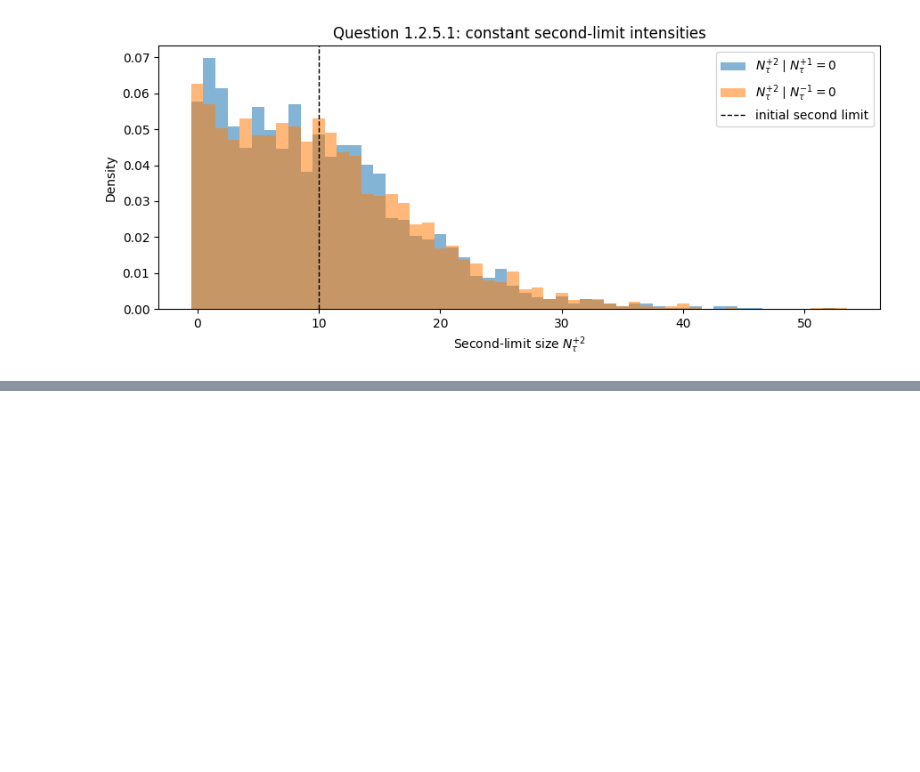
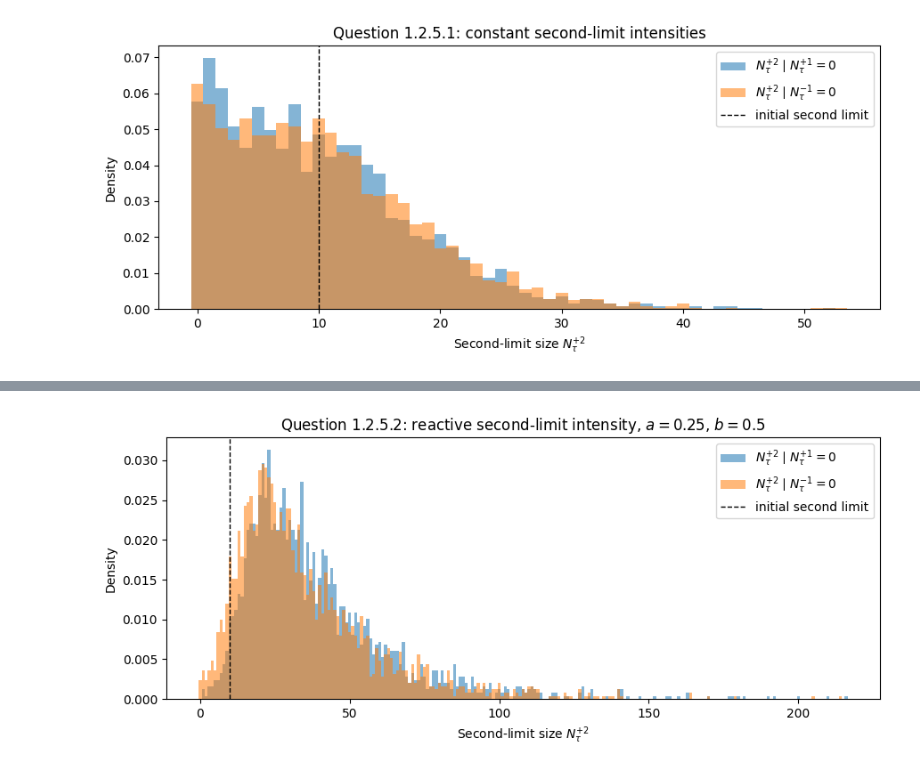
Before and after one commit to mynick12/carnet-d-ordres, a Jupyter notebook: QR2LIM.ipynb, the cells around one changed output, grey strips where cells are left out. Cells and saved outputs as stored; diff of their text form; code cells hidden in the pictures; blank space fills up the shorter version.

Commit message:
Quest 1.2.5.2

```diff
--- a/QR2LIM.ipynb
+++ b/QR2LIM.ipynb
@@ -171,0 +315,38 @@ plt.show()
+# %%
+bins = np.arange(
+    min(plus2_at_tau.min(), q2_0) - 0.5,
+    max(plus2_at_tau.max(), q2_0) + 1.5,
+    1.0,
+)
+
+plt.figure(figsize=(9, 4))
+
+plt.hist(
+    plus2_given_plus1_empty,
+    bins=bins,
+    density=True,
+    alpha=0.55,
+    label=r"$N^{+2}_\tau \mid N^{+1}_\tau = 0$",
+)
+
+plt.hist(
+    plus2_given_minus1_empty,
+    bins=bins,
+    density=True,
+    alpha=0.55,
+    label=r"$N^{+2}_\tau \mid N^{-1}_\tau = 0$",
+)
+
+plt.axvline(q2_0, color="black", linestyle="--", linewidth=1, label="initial second limit")
+
+plt.xlabel(r"Second-limit size $N^{+2}_\tau$")
+plt.ylabel("Density")
+plt.title(
+    rf"Question 1.2.5.2: reactive second-limit intensity, "
+    rf"$a={a_second}$, $b={b_second}$"
+)
+plt.legend()
+plt.tight_layout()
+plt.show()
+# %% [output]
+[figure, added]
```
Also changed, not shown: parts of 19 cells of this notebook, 2 other files.
